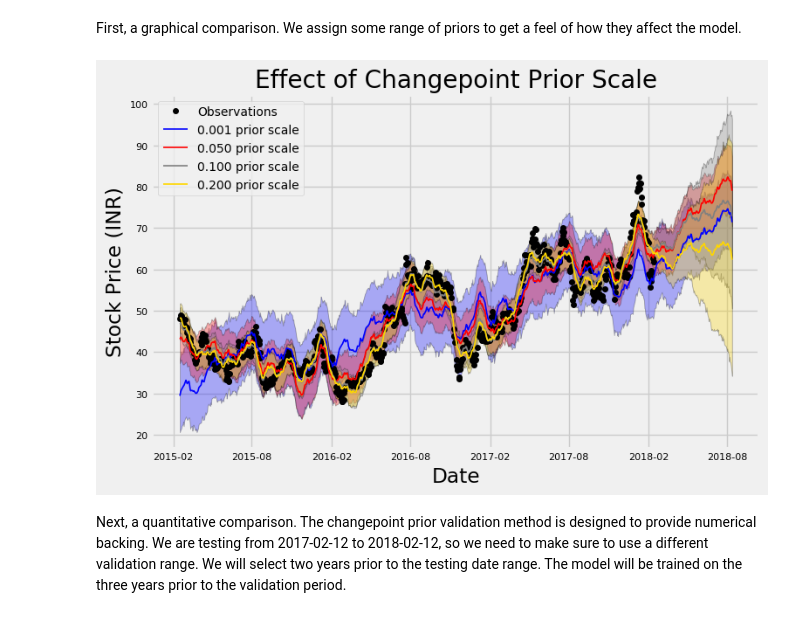
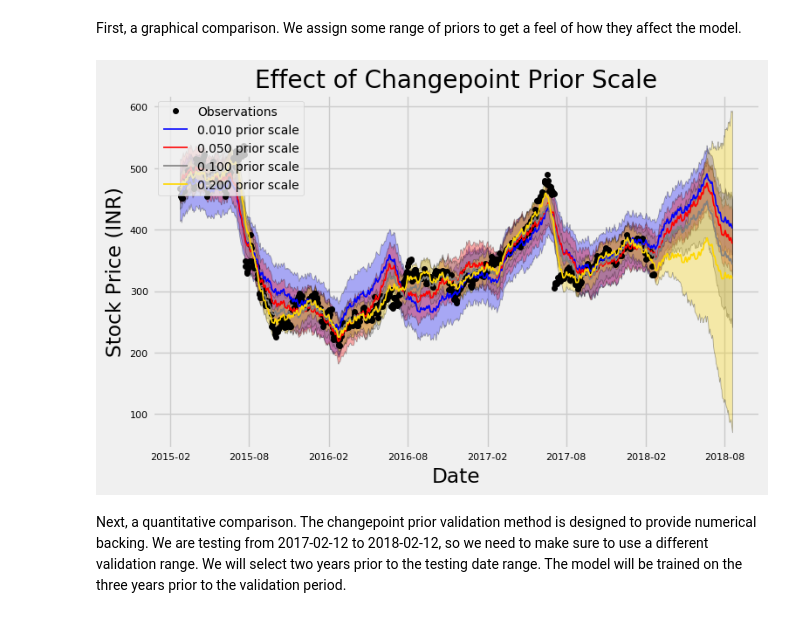
Before and after one commit to uplusk/stock-analysis, a Jupyter notebook: stock_explorer_stocker.ipynb, the cells around one changed output. Saved outputs shown, nothing was run; the diff lists cells and outputs as text; code cells hidden in the pictures.

```diff
--- a/stock_explorer_stocker.ipynb
+++ b/stock_explorer_stocker.ipynb
@@ -11,5 +11,5 @@ from stocker import Stocker
 # %% [markdown]
 # Creating our Stock Object
 # %%
-anant = Stocker(ticker = 'ANANTRAJ', exchange = 'NSE')
+mothersumi= Stocker(ticker = 'MOTHERSUMI', exchange = 'NSE')
 # %% [output]
@@ -132,9 +119,9 @@ We can use two methods and choose our scale whatever works best for us, our aim
 # %% [markdown]
 First, a graphical comparison. We assign some range of priors to get a feel of how they affect the model.
 # %%
-anant.changepoint_prior_analysis(changepoint_priors=[0.001, 0.05, 0.1, 0.2])
+mothersumi.changepoint_prior_analysis(changepoint_priors=[0.01, 0.05, 0.1, 0.2])
 # %% [output]
-[figure, old version]
+[figure, new version]
 # %% [markdown]
 Next, a quantitative comparison. The changepoint prior validation method is designed to provide numerical backing. We are testing from 2017-02-12 to 2018-02-12, so we need to make sure to use a different validation range. We will select two years prior to the testing date range. The model will be trained on the three years prior to the validation period.
 # %%
```
Also changed, not shown: parts of 21 cells of this notebook.
